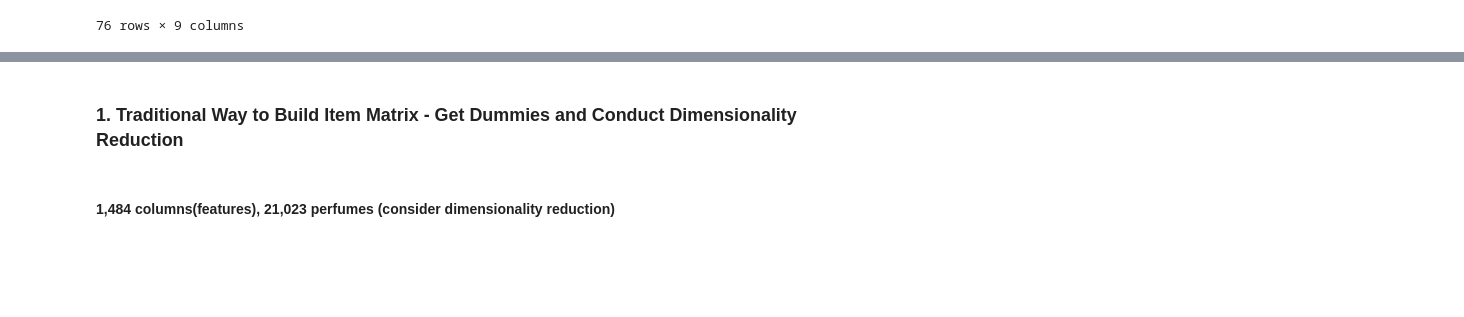
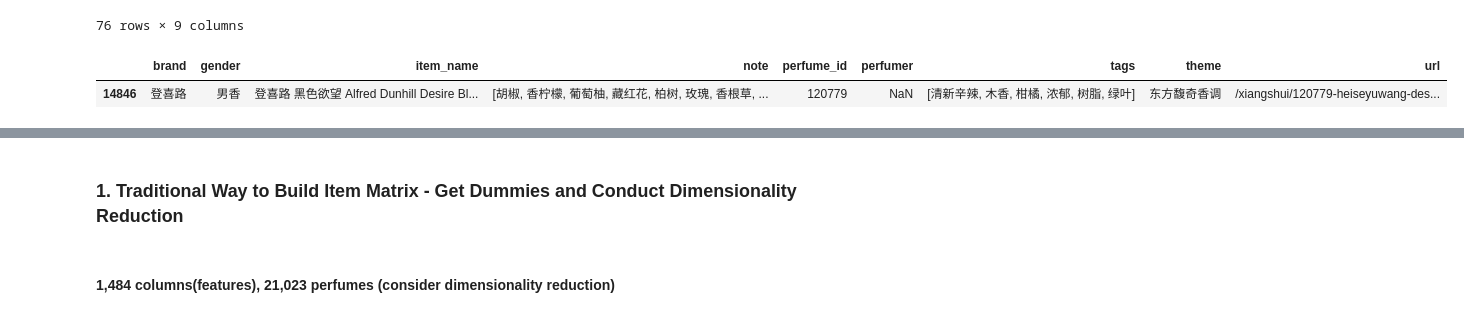
Before and after one commit to kellypeng/scentmate_rec, a Jupyter notebook: EDA/model_exploration.ipynb, the cells around one changed output, grey strips where cells are left out. Saved outputs shown, nothing was run; the diff lists cells and outputs as text; code cells hidden in the pictures; blank space fills up the shorter version.

```diff
--- a/EDA/model_exploration.ipynb
+++ b/EDA/model_exploration.ipynb
@@ -63,3 +63,8 @@ df[df['brand'] == u'三宅一生']
 | 19614 | 三宅一生 | 女香 | 三宅一生 一生之水 Issey Miyake L'Eau d'Is... | [水, 百合, 木质香, 莲花, 玫瑰] | 354551 | NaN | [水感, 白色花, 花香, 水生, 柔和辛辣] | 水生花香调 | /xiangshui/354551-issey-miyake-l-... |
 | 19615 | 三宅一生 | 女香 | 三宅一生 太阳 Issey Miyake Soleil d`Iss... | [橙花油, 小苍兰, 柠檬, 茉莉, 蜂蜡, 紫罗兰, 铃兰, 玫... | 166627 | NaN | [花香, 柑橘, 玫瑰, 绿叶, 白色花, 清新辛辣] | 绿叶花香调 | /xiangshui/166627-taiyang-issey-m... |
 76 rows × 9 columns
+# %%
+df[df['perfume_id']=='120779']
+# %% [output]
+|  | brand | gender | item_name | note | perfume_id | perfumer | tags | theme | url |
+| 14846 | 登喜路 | 男香 | 登喜路 黑色欲望 Alfred Dunhill Desire Bl... | [胡椒, 香柠檬, 葡萄柚, 藏红花, 柏树, 玫瑰, 香根草, ... | 120779 | NaN | [清新辛辣, 木香, 柑橘, 浓郁, 树脂, 绿叶] | 东方馥奇香调 | /xiangshui/120779-heiseyuwang-des... |
```
Also changed, not shown: parts of 2 cells of this notebook, 20 other files.
